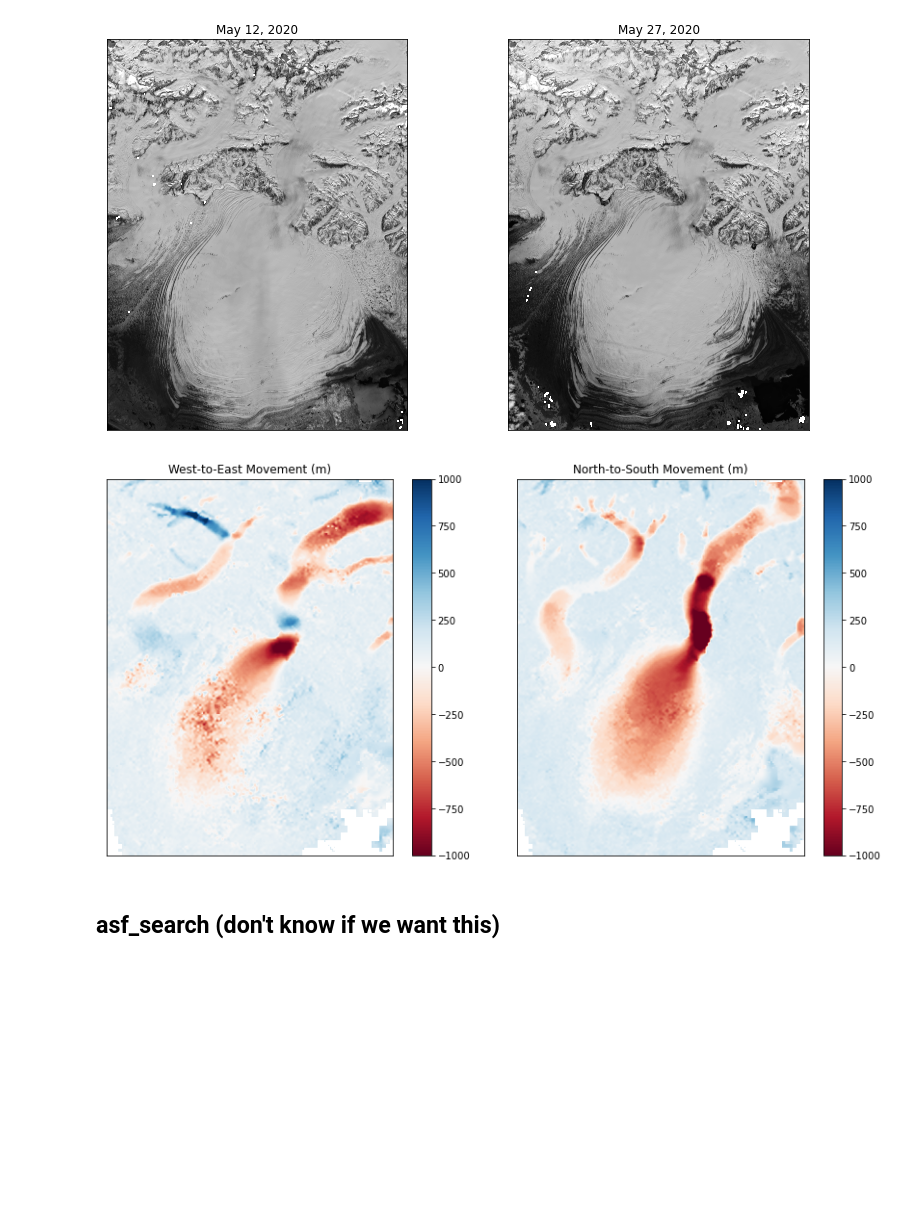
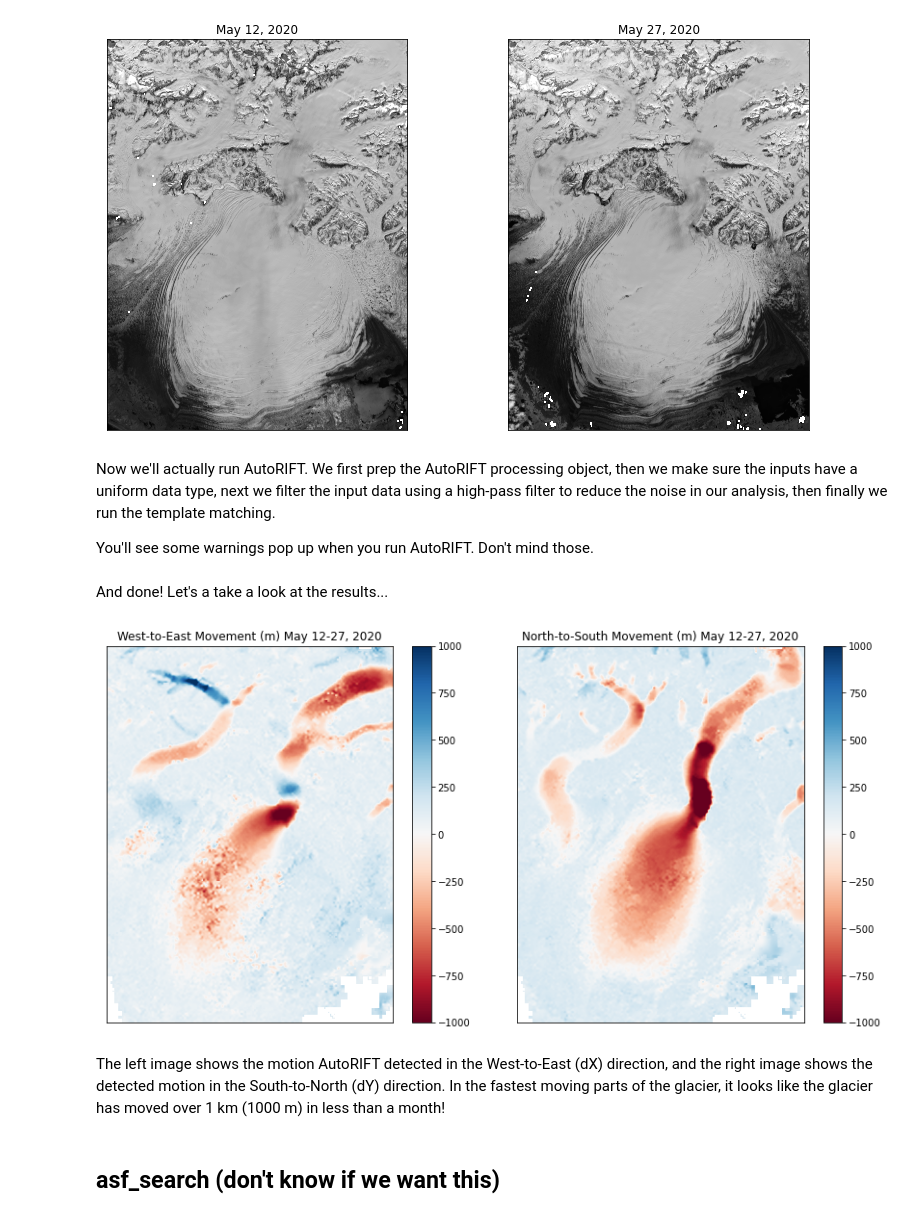
Before and after one commit to forrestfwilliams/autorift_notebook, a Jupyter notebook: autorift.ipynb, the cells around one changed output. Saved outputs shown, nothing was run; the diff lists cells and outputs as text; code cells hidden in the pictures; blank space fills up the shorter version.

Commit message:
update first section

```diff
--- a/autorift.ipynb
+++ b/autorift.ipynb
@@ -101,6 +151,10 @@ ax2.set(title='May 27, 2020', aspect='equal', xticks=[], yticks=[])
 f.tight_layout()
 # %% [output]
 [figure]
+# %% [markdown]
+Now we'll actually run AutoRIFT. We first prep the AutoRIFT processing object, then we make sure the inputs have a uniform data type, next we filter the input data using a high-pass filter to reduce the noise in our analysis, then finally we run the template matching.
+
+You'll see some warnings pop up when you run AutoRIFT. Don't mind those.
 # %%
 # Run autoRIFT
 step = 16
@@ -108,25 +162,30 @@ result = prep_autorift(ref, sec, step=step)
 result.uniform_data_type()
 result.preprocess_filt_hps()
 result.runAutorift()
+# %% [markdown]
+And done!
+Let's a take a look at the results...
 # %%
 %matplotlib inline
 import matplotlib.pyplot as plt
 
 vel_color_opts = {'vmin': -1000, 'vmax': 1000, 'cmap': 'RdBu'}
 
 f, (ax1, ax2) = plt.subplots(1, 2, figsize=(12, 6))
 
 dx_plot = ax1.imshow(result.Dx * step * 10, **vel_color_opts)
-ax1.set(title='West-to-East Movement (m)', aspect='equal', xticks=[], yticks=[])
+ax1.set(title='West-to-East Movement (m) May 12-27, 2020', aspect='equal', xticks=[], yticks=[])
 
 dy_plot = ax2.imshow(result.Dy * step * 10, **vel_color_opts)
-ax2.set(title='North-to-South Movement (m)', aspect='equal', xticks=[], yticks=[])
+ax2.set(title='North-to-South Movement (m) May 12-27, 2020', aspect='equal', xticks=[], yticks=[])
 
 f.colorbar(dx_plot, ax=ax1)
 f.colorbar(dy_plot, ax=ax2)
 f.tight_layout()
 # %% [output]
-[figure, old version]
+[figure, new version]
+# %% [markdown]
+The left image shows the motion AutoRIFT detected in the West-to-East (dX) direction, and the right image shows the detected motion in the South-to-North (dY) direction. In the fastest moving parts of the glacier, it looks like the glacier has moved over 1 km (1000 m) in less than a month!
 # %% [markdown]
 ## asf_search (don't know if we want this)
 # %%
```
Also changed, not shown: parts of 24 cells of this notebook, 2 other files.
